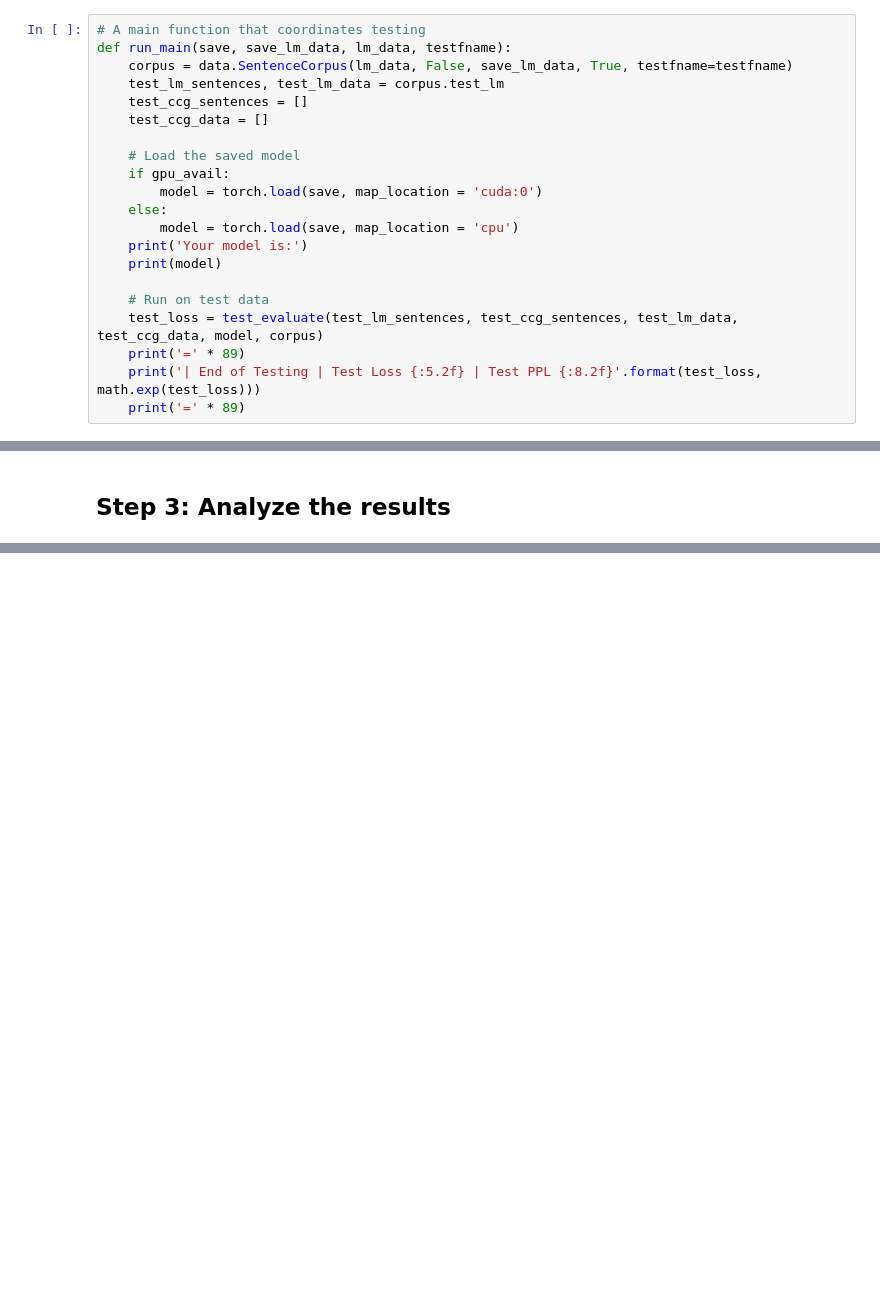
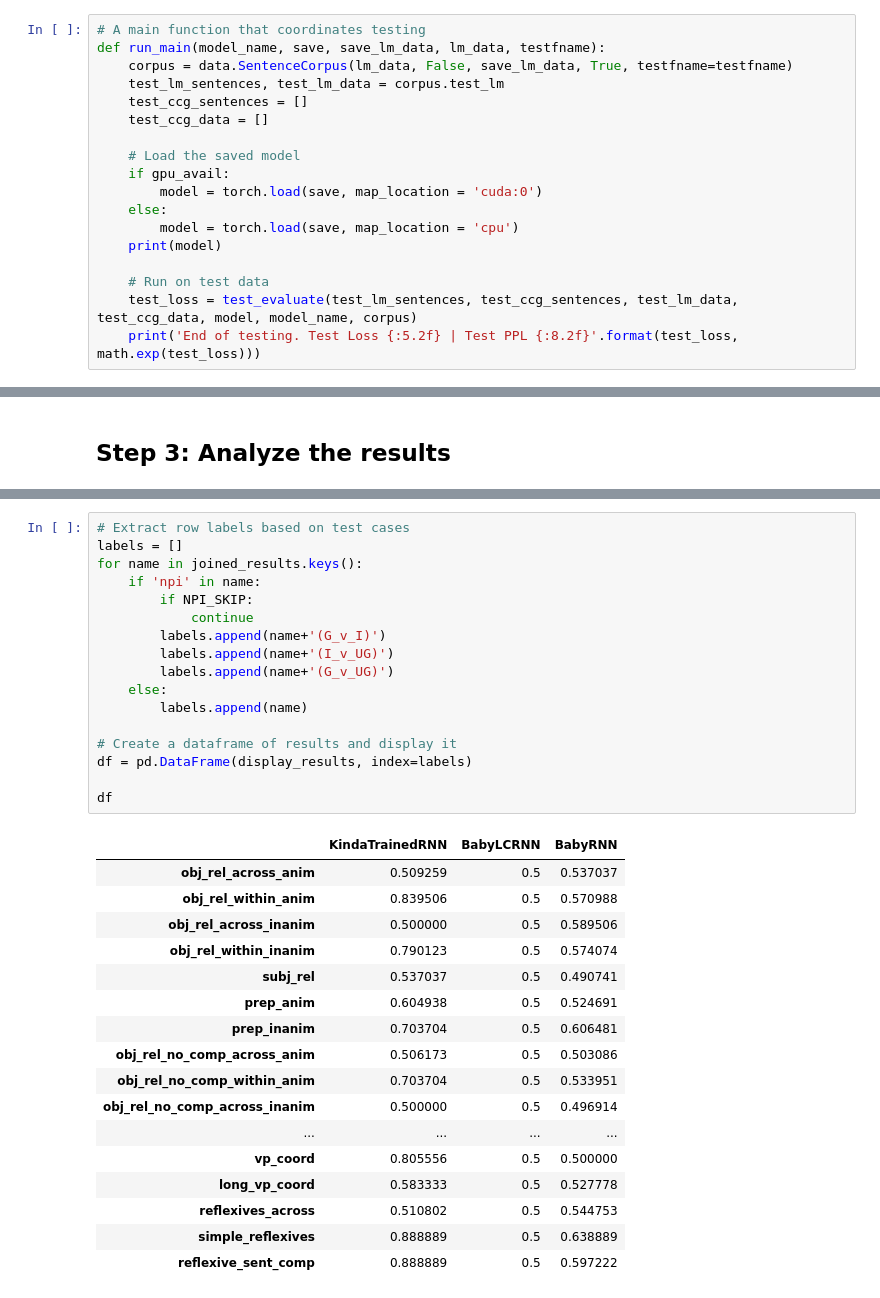
Before and after one commit to adityayedetore/LCRNN, a Jupyter notebook: RNN_eval.ipynb, the cells around one changed output, grey strips where cells are left out. Cells and saved outputs as stored; diff of their text form; blank space fills up the shorter version.

```diff
--- a/RNN_eval.ipynb
+++ b/RNN_eval.ipynb
@@ -175,7 +185,7 @@ def test_evaluate(test_lm_sentences, test_ccg_sentences, lm_data_source, ccg_dat
     return total_loss / (len(lm_data_source)+len(ccg_data_source))
 # %%
 # A main function that coordinates testing
-def run_main(save, save_lm_data, lm_data, testfname):
+def run_main(model_name, save, save_lm_data, lm_data, testfname):
     corpus = data.SentenceCorpus(lm_data, False, save_lm_data, True, testfname=testfname)
     test_lm_sentences, test_lm_data = corpus.test_lm
     test_ccg_sentences = []
@@ -186,13 +196,10 @@ def run_main(save, save_lm_data, lm_data, testfname):
         model = torch.load(save, map_location = 'cuda:0')
     else:
         model = torch.load(save, map_location = 'cpu')
-    print('Your model is:')
     print(model)
 
     # Run on test data
-    test_loss = test_evaluate(test_lm_sentences, test_ccg_sentences, test_lm_data, test_ccg_data, model, corpus)
-    print('=' * 89)
-    print('| End of Testing | Test Loss {:5.2f} | Test PPL {:8.2f}'.format(test_loss, math.exp(test_loss)))
-    print('=' * 89)
+    test_loss = test_evaluate(test_lm_sentences, test_ccg_sentences, test_lm_data, test_ccg_data, model, model_name, corpus)
+    print('End of testing. Test Loss {:5.2f} | Test PPL {:8.2f}'.format(test_loss, math.exp(test_loss)))
 # %%
 # Final functions to combine model testing and scoring on sentences
@@ -523,0 +547,35 @@ with open(WORKING_DIR+'/overall_accs.txt', 'w') as f:
+# %%
+# Extract row labels based on test cases
+labels = []
+for name in joined_results.keys():
+    if 'npi' in name:
+        if NPI_SKIP:
+            continue
+        labels.append(name+'(G_v_I)')
+        labels.append(name+'(I_v_UG)')
+        labels.append(name+'(G_v_UG)')
+    else:
+        labels.append(name)
+
+# Create a dataframe of results and display it
+df = pd.DataFrame(display_results, index=labels)
+
+df
+# %% [output]
+|  | KindaTrainedRNN | BabyLCRNN | BabyRNN |
+| obj_rel_across_anim | 0.509259 | 0.5 | 0.537037 |
+| obj_rel_within_anim | 0.839506 | 0.5 | 0.570988 |
+| obj_rel_across_inanim | 0.500000 | 0.5 | 0.589506 |
+| obj_rel_within_inanim | 0.790123 | 0.5 | 0.574074 |
+| subj_rel | 0.537037 | 0.5 | 0.490741 |
+| prep_anim | 0.604938 | 0.5 | 0.524691 |
+| prep_inanim | 0.703704 | 0.5 | 0.606481 |
+| obj_rel_no_comp_across_anim | 0.506173 | 0.5 | 0.503086 |
+| obj_rel_no_comp_within_anim | 0.703704 | 0.5 | 0.533951 |
+| obj_rel_no_comp_across_inanim | 0.500000 | 0.5 | 0.496914 |
+| ... | ... | ... | ... |
+| vp_coord | 0.805556 | 0.5 | 0.500000 |
+| long_vp_coord | 0.583333 | 0.5 | 0.527778 |
+| reflexives_across | 0.510802 | 0.5 | 0.544753 |
+| simple_reflexives | 0.888889 | 0.5 | 0.638889 |
+| reflexive_sent_comp | 0.888889 | 0.5 | 0.597222 |
```
Also changed, not shown: parts of 11 cells of this notebook.
